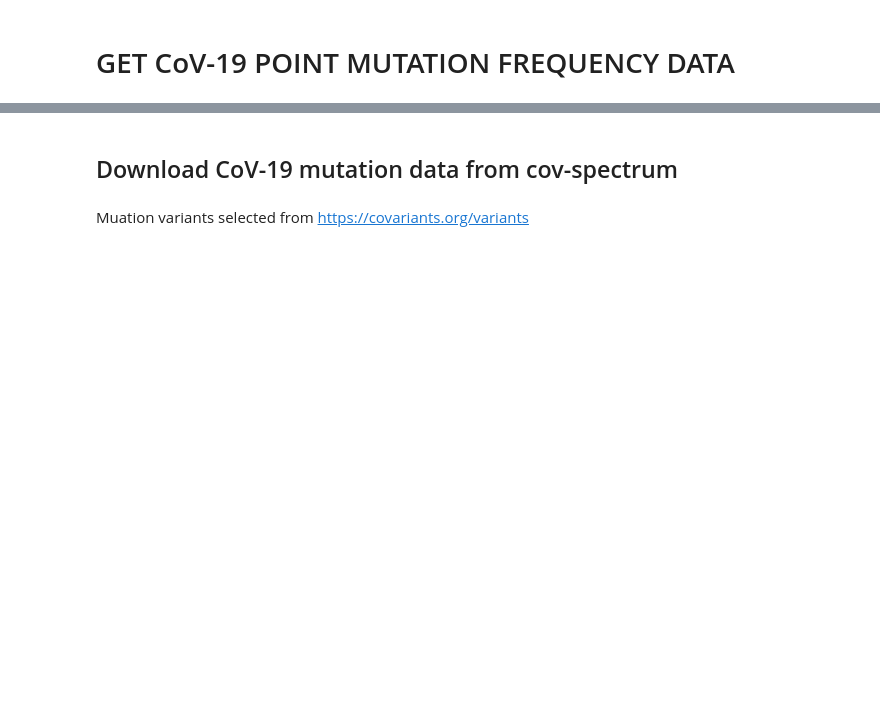
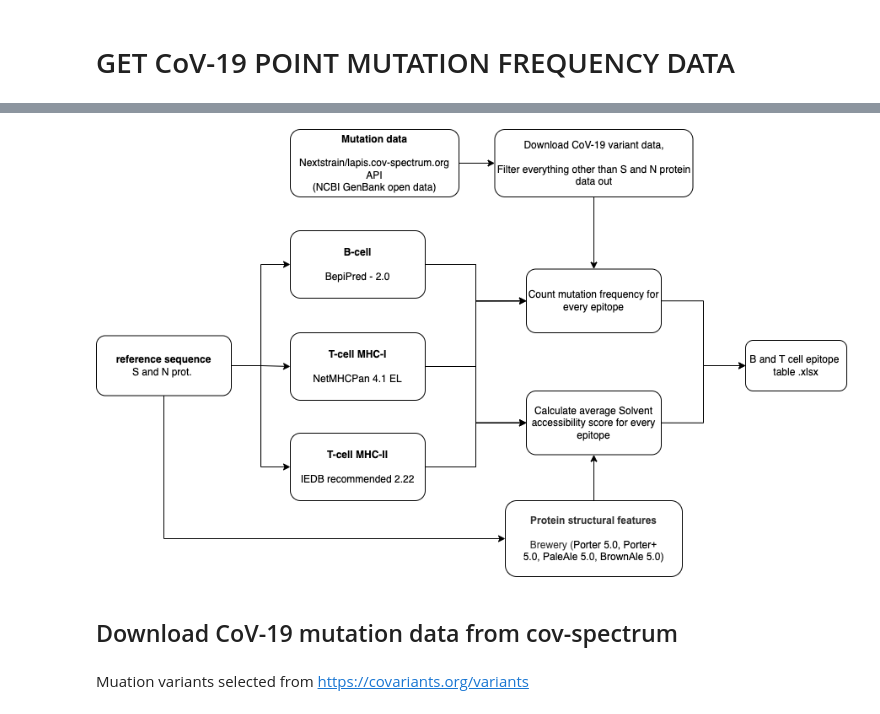
Before and after one commit to EdgarsLiepa/CoV_sequnce_analysis, a Jupyter notebook: count_mutations.ipynb, the cells around one changed output, grey strips where cells are left out. Saved outputs shown, nothing was run; the diff lists cells and outputs as text; code cells hidden in the pictures; blank space fills up the shorter version.

Commit message:
fixing image displaying

```diff
--- a/count_mutations.ipynb
+++ b/count_mutations.ipynb
@@ -6,3 +3,9 @@
+# %%
+# show Workflow diagram
+from IPython.display import Image, display
+display(Image(filename='Diagrams/epitope_workflow.png', embed=True))
+# %% [output]
+[figure, added]
 # %% [markdown]
 ## Download CoV-19 mutation data from cov-spectrum
 # %% [markdown]
```
Also changed, not shown: parts of 1 cell of this notebook.
